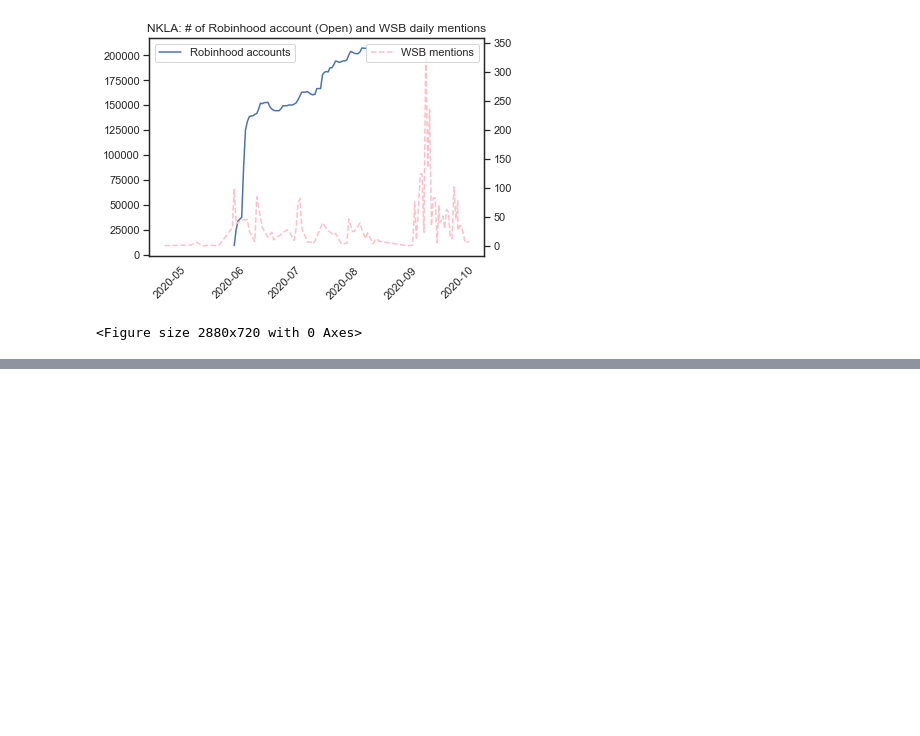
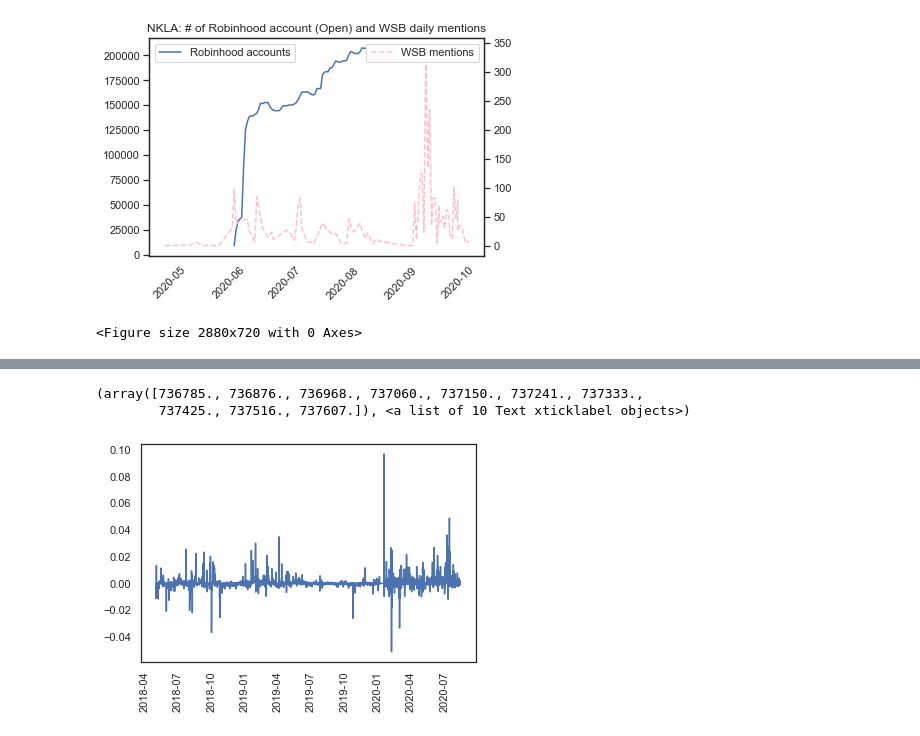
Before and after one commit to DS4A-mathemagicians/robintrack, a Jupyter notebook: robintrack analysis.ipynb, the cells around one changed output, grey strips where cells are left out. Drawn from its saved outputs; the diff is of its cells as text; code cells hidden in the pictures; blank space fills up the shorter version.

```diff
--- a/robintrack analysis.ipynb
+++ b/robintrack analysis.ipynb
@@ -143,2 +134,0 @@ Biggest growth in the account num
-# %%
-user_df = pd.read_csv('/Users/annieouyang/Downloads/clean_user_data.csv',parse_dates=[0],index_col=[0])
@@ -465,0 +585,2 @@ plt.savefig("figures/top_10_robintrack.png")
+# %%
+clean_user_df.index = common_stocks.index
@@ -526,6 +599,2 @@ plt.plot(GE_wsb['Count'])
 # %% [markdown]
 ### Robinhood X Stock Data
-# %%
-
-amd_stock = yf.Ticker('AMD')
-amd_price = amd_stock.history(period = "3y")["Close"]
@@ -760,0 +902,13 @@ for ticker in tickers:
+# %%
+pct_user_df = clean_user_df.pct_change()
+# %%
+tsla_stock = yf.Ticker('AMD')
+amd_price = amd_stock.history(period = "3y")["Close"]
+
+plt.plot(pct_user_df['TSLA'])
+plt.
+plt.xticks(rotation = 90)
+# %% [output]
+(array([736785., 736876., 736968., 737060., 737150., 737241., 737333.,
+        737425., 737516., 737607.]), <a list of 10 Text xticklabel objects>)
+[figure, added]
```
Also changed, not shown: parts of 94 cells of this notebook.
